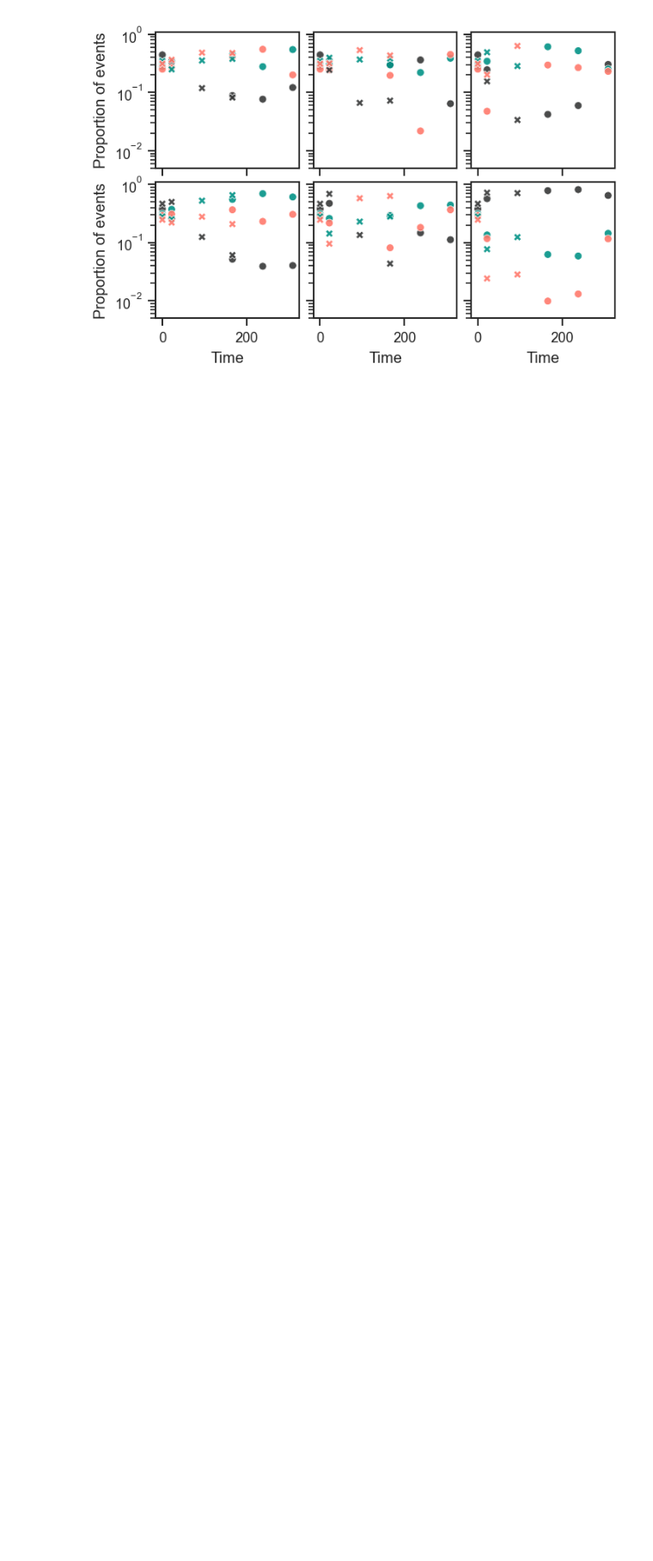
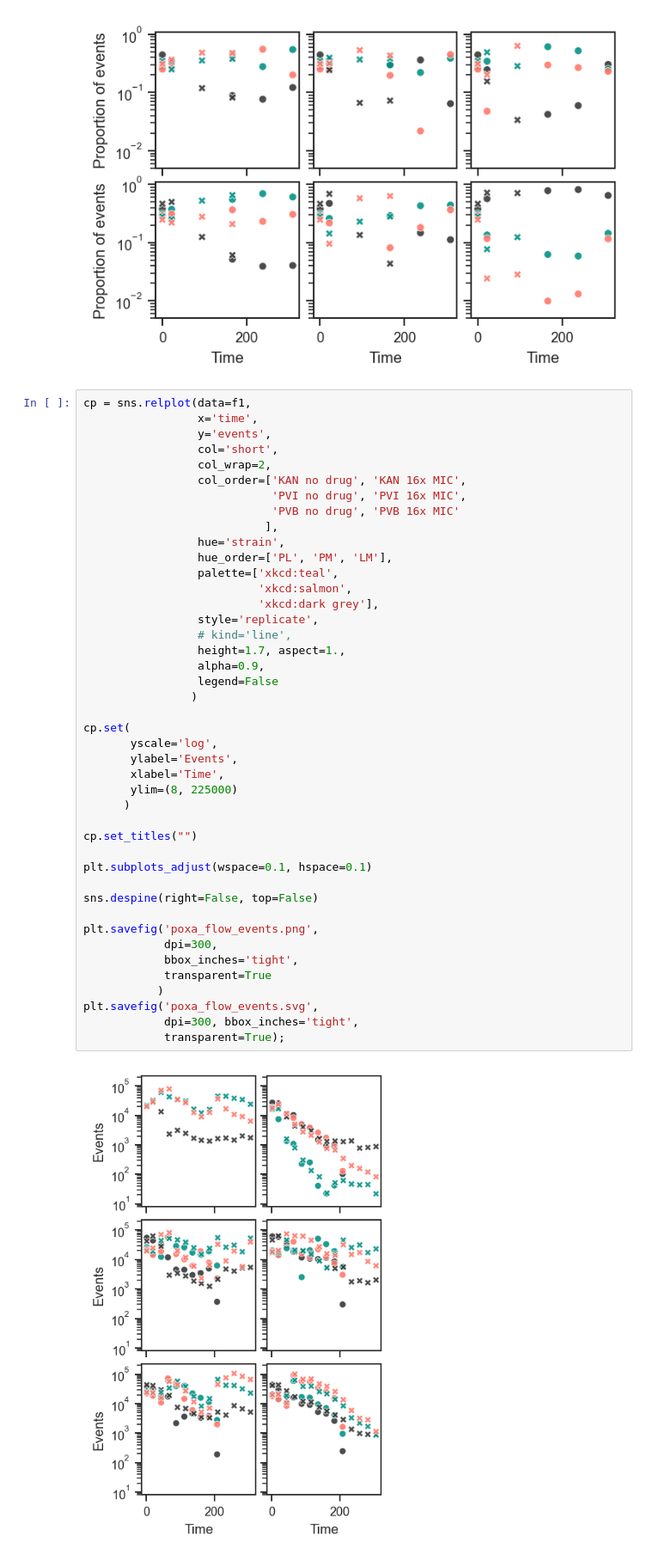
Before and after one commit to microbial-pangenomes-lab/2026_tricomm, a Jupyter notebook: notebooks/plasmid_runs.ipynb, the cells around one changed output. Shown at 86% size. Saved outputs shown, nothing was run; the diff lists cells and outputs as text; blank space fills up the shorter version.

```diff
--- a/notebooks/plasmid_runs.ipynb
+++ b/notebooks/plasmid_runs.ipynb
@@ -816,3 +816,48 @@ plt.savefig('pn_flow.svg',
             transparent=True);
 # %% [output]
 [figure]
+# %%
+cp = sns.relplot(data=f1,
+                 x='time',
+                 y='events',
+                 col='short',
+                 col_wrap=2,
+                 col_order=['KAN no drug', 'KAN 16x MIC',
+                            'PVI no drug', 'PVI 16x MIC',
+                            'PVB no drug', 'PVB 16x MIC'
+                           ],
+                 hue='strain',
+                 hue_order=['PL', 'PM', 'LM'],
+                 palette=['xkcd:teal',
+                          'xkcd:salmon',
+                          'xkcd:dark grey'],
+                 style='replicate',
+                 # kind='line',
+                 height=1.7, aspect=1.,
+                 alpha=0.9,
+                 legend=False
+                )
+
+cp.set(
+       yscale='log',
+       ylabel='Events',
+       xlabel='Time',
+       ylim=(8, 225000)
+      )
+
+cp.set_titles("")
+
+plt.subplots_adjust(wspace=0.1, hspace=0.1)
+
+sns.despine(right=False, top=False)
+
+plt.savefig('poxa_flow_events.png',
+            dpi=300,
+            bbox_inches='tight',
+            transparent=True
+           )
+plt.savefig('poxa_flow_events.svg',
+            dpi=300, bbox_inches='tight',
+            transparent=True);
+# %% [output]
+[figure, added]
```
Also changed, not shown: parts of 1 cell of this notebook, 1 other file.
